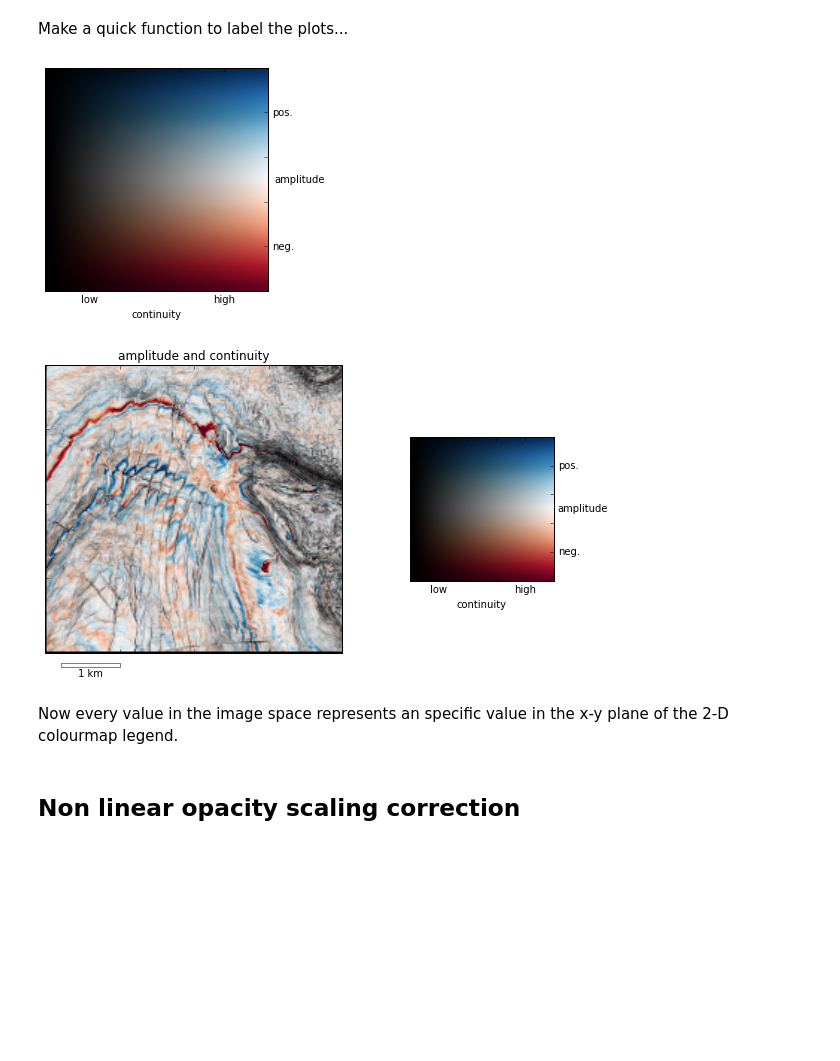
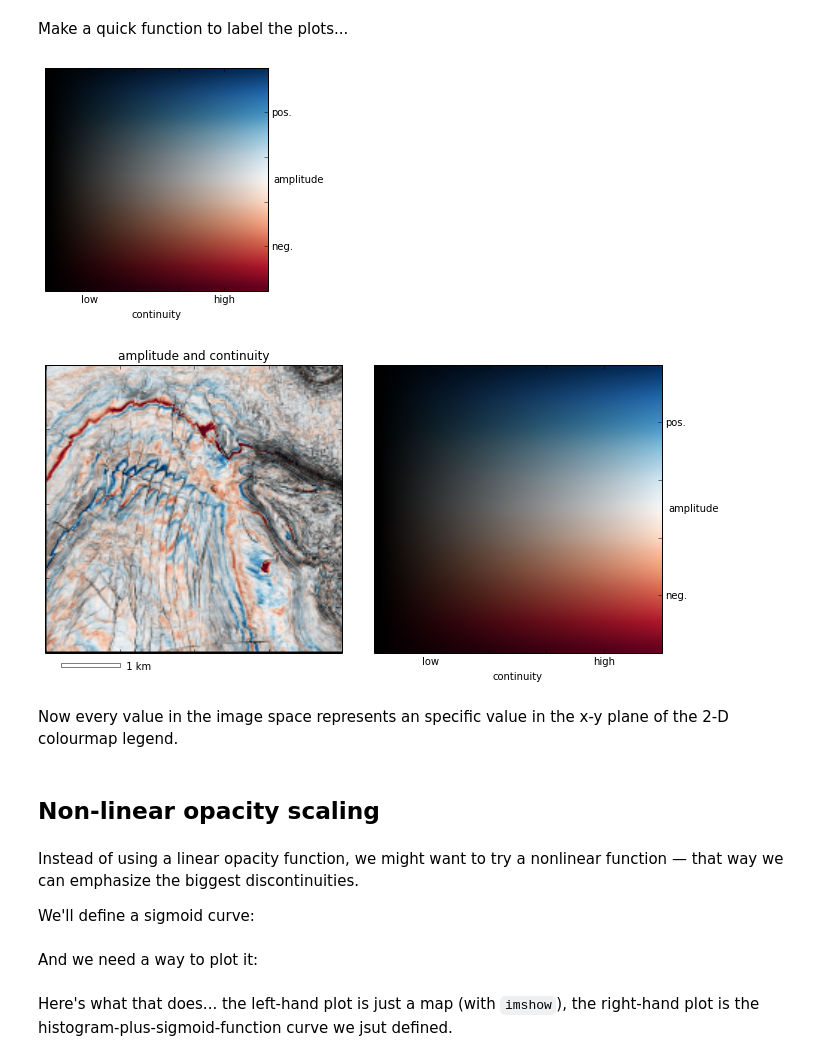
Before and after one commit to agilescientific/notebooks, a Jupyter notebook: Corendering_attributes.ipynb, the cells around one changed output. Drawn from its saved outputs; the diff is of its cells as text; code cells hidden in the pictures; blank space fills up the shorter version.

Commit message:
final corrections

```diff
--- a/Corendering_attributes.ipynb
+++ b/Corendering_attributes.ipynb
@@ -13,7 +15,7 @@ import matplotlib.cm as cm
 Let's load two time slices from disk. The first one is a time slice of the seismic amplitudes, the second is a time slice from a continuity attribute. Continuity is also sometimes referred to as similarity, variance, or coherence. These are edge-detection type attributes that are useful for looking for faults, fractures, and other discontinuities in the data.
 # %%
 A = np.load('data/amp_slice.npy')
-B = np.load('data/cont.npy')
+C = np.load('data/cont.npy')
 # %% [markdown]
 The arrays should be exactly the same size:
 # %%
@@ -44,7 +45,7 @@ import matplotlib.pyplot as plt
 from matplotlib.path import Path
 import matplotlib.patches as patches
 
-def add_scale(ax, xo=10., yo=-10., dx=40., dy=2.5, spacing = 25., units='km'):
+def add_scale(ax, xo=10., yo=-10., dx=40., dy=2.5, spacing=25., units='km'):
     distance = int(spacing * dx / 1000.0)
     verts = [
         (xo, yo), # left, bottom
@@ -65,7 +66,7 @@ def add_scale(ax, xo=10., yo=-10., dx=40., dy=2.5, spacing = 25., units='km'):
     patch = patches.PathPatch(path, facecolor='w', lw=1, alpha=0.5)
     ptch = ax.add_patch(patch)
     patch.set_clip_on(False)   # to draw scale outside axes boundary
-    ax.text(xo+(dx/2.),yo-(dy/2.), str(distance) + ' ' + units, horizontalalignment='center', verticalalignment='top')
+    ax.text(xo+dx, yo, '  ' + str(distance) + ' ' + units, horizontalalignment='left', verticalalignment='center')
     return
 # %% [markdown]
 ## Simple overlay of attributes
@@ -111,8 +114,7 @@ from matplotlib.colors import rgb_to_hsv, hsv_to_rgb
 # %%
-# Modulate lightness with Continuity
 hsv = rgb_to_hsv(img_array[:,:,:3])
-hsv[:, :, 2] *= B
-new = hsv_to_rgb(hsv)
+hsv[:, :, 2] *= C
+corendered = hsv_to_rgb(hsv)
 # %% [markdown]
 Let's remake our plot
 # %%
@@ -204,7 +206,7 @@ RGB = hsv_to_rgb(seis_hsv)
 Make a quick function to label the plots...
 # %%
 def plot_annot(ax, text1='attribute 1', text2='attribute 2'):
-    """ A helper function to label the axes, to save typing """
+    """A helper function to label the axes, to save typing."""
     ax.set_ylabel(text1, rotation=0, ha='left', va='center')
     ax.yaxis.set_label_coords(1.025, 0.5)
     ax.yaxis.tick_right()
@@ -218,28 +220,32 @@ ax = fig.add_subplot(111,axisbg='k')
 ax.imshow(RGB, origin="lower", extent=[0, 1, 0, 1])
 plot_annot(ax, 'amplitude', 'continuity')
 
+plt.show()
 #fig.savefig('Amp_Cont_2D_colourmap.png')
-plt.show()
 # %% [output]
-[figure, old version]
+[figure, new version]
 # %%
-fig = plt.figure(figsize=(10,5), facecolor='white')
+fig = plt.figure(figsize=(15,5), facecolor='white')
 ax = fig.add_axes([0.1,0.1,0.5,0.8])
 ax.set_title('amplitude and continuity')
-ax.imshow(new,  origin='bottom')
+ax.imshow(corendered,  origin='bottom')
 ax.set_xticklabels([])
 ax.set_yticklabels([])
 add_scale(ax)
 
-cax = fig.add_axes([0.6,0.3,0.3,0.4], axisbg='k')
+cax = fig.add_axes([0.2,0.1,0.9,0.8], axisbg='k')
 cax.imshow(RGB, origin="lower", extent=[0, 1, 0, 1])
 plot_annot(cax, 'amplitude', 'continuity')
 
 plt.show()
-fig.savefig('images/Data_Amp_Cont_2D_colourmap.png')
+#fig.savefig('images/Data_Amp_Cont_2D_colourmap.png')
 # %% [output]
-[figure, old version]
+[figure, new version]
 # %% [markdown]
 Now every value in the image space represents an specific value in the x-y plane of the 2-D colourmap legend.
 # %% [markdown]
-## Non linear opacity scaling correction
+## Non-linear opacity scaling
+# %% [markdown]
+Instead of using a linear opacity function, we might want to try a nonlinear function — that way we can emphasize the biggest discontinuities.
+
+We'll define a sigmoid curve:
@@ -246 +264,3 @@ Now every value in the image space represents an specific value in the x-y plane
+# %% [markdown]
+And we need a way to plot it:
 # %%
@@ -286,5 +294,7 @@ def opacity_plot(ax, data):
     ax.set_ylim([0,1.0])
     ax.grid()
     return ax
+# %% [markdown]
+Here's what that does... the left-hand plot is just a map (with `imshow`), the right-hand plot is the histogram-plus-sigmoid-function curve we jsut defined.
 # %%
 # Scale the opacity
```
Also changed, not shown: parts of 19 cells of this notebook.
